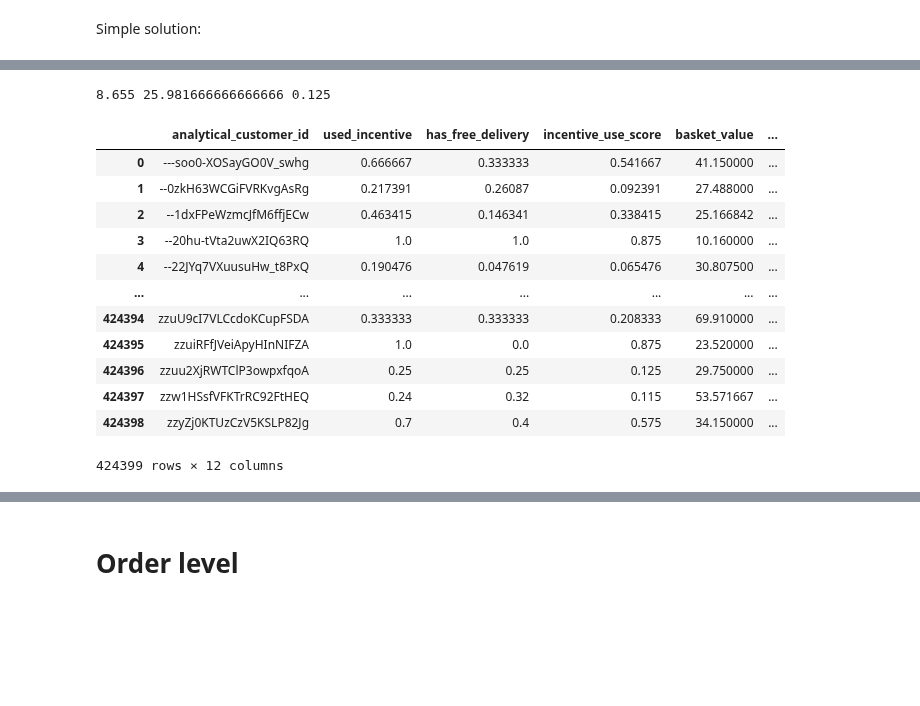
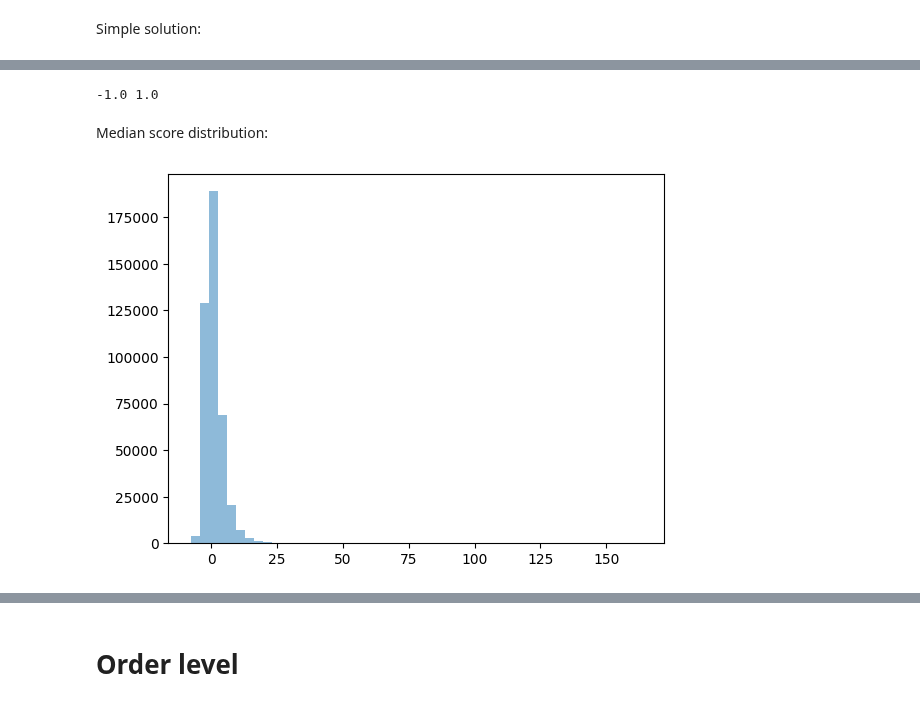
Before and after one commit to AChiaraCapuano/incentives_analysis, a Jupyter notebook: analysis_nb.ipynb, the cells around one changed output, grey strips where cells are left out. Saved outputs shown, nothing was run; the diff lists cells and outputs as text; code cells hidden in the pictures; blank space fills up the shorter version.

```diff
--- a/analysis_nb.ipynb
+++ b/analysis_nb.ipynb
@@ -87,16 +103,8 @@ Median solution:
 # %%
-order_value_median = df_avg_order['incentive_value'].median()
-basket_value_median = df_avg_basket['basket_value'].median()
-incentive_use_median = df_incentivized['used_incentive'].median()
+order_value_median = df_median_sol['incentive_value'].median()
+basket_value_median = df_median_sol['basket_value'].median()
+incentive_use_median = df_median_sol['used_incentive'].median()
 # %%
-df_avg_order['order_score']= df_avg_order['incentive_value']-order_value_median
-df_avg_basket['basket_score']= df_avg_basket['basket_value']-basket_value_median
-df_incentivized['incentive_use_score']= df_incentivized['used_incentive']-incentive_use_median
+df_median_sol['order_score']= df_median_sol['incentive_value']-order_value_median
+df_median_sol['basket_score']= df_median_sol['basket_value']-basket_value_median
+df_median_sol['incentive_use_score']= df_median_sol['used_incentive']-incentive_use_median
-# %%
-df_median_sol_ = df_incentivized.merge(df_avg_basket, on='analytical_customer_id')
-df_median_sol = df_median_sol_.merge(df_avg_order, on='analytical_customer_id')
-df_median_sol['order_score_normalized']=(df_median_sol['order_score']-df_median_sol['order_score'].min())/(df_median_sol['order_score'].max()-df_median_sol['order_score'].min())
-df_median_sol['basket_score_normalized']=(df_median_sol['basket_score']-df_median_sol['basket_score'].min())/(df_median_sol['basket_score'].max()-df_median_sol['basket_score'].min())
-df_median_sol['incentive_score_normalized']=(df_median_sol['incentive_use_score']-df_median_sol['incentive_use_score'].min())/(df_median_sol['incentive_use_score'].max()-df_median_sol['incentive_use_score'].min())
-#exclude customers with incentive usage of 1 (likely ordered only once with incentive)?
-df_median_sol['score'] = 0.25*df_median_sol['order_score_normalized']+0.25*df_median_sol['basket_score_normalized']+0.5*df_median_sol['incentive_score_normalized']
@@ -111,20 +111,13 @@ plt.hist(df_median_sol['score']);
-# %%
-print(order_value_median, basket_value_median, incentive_use_median)
-# %% [output]
-8.655 25.981666666666666 0.125
-# %%
-df_median_sol
-# %% [output]
-|  | analytical_customer_id | used_incentive | has_free_delivery | incentive_use_score | basket_value | ... |
-| 0 | ---soo0-XOSayGO0V_swhg | 0.666667 | 0.333333 | 0.541667 | 41.150000 | ... |
-| 1 | --0zkH63WCGiFVRKvgAsRg | 0.217391 | 0.26087 | 0.092391 | 27.488000 | ... |
-| 2 | --1dxFPeWzmcJfM6ffjECw | 0.463415 | 0.146341 | 0.338415 | 25.166842 | ... |
-| 3 | --20hu-tVta2uwX2IQ63RQ | 1.0 | 1.0 | 0.875 | 10.160000 | ... |
-| 4 | --22JYq7VXuusuHw_t8PxQ | 0.190476 | 0.047619 | 0.065476 | 30.807500 | ... |
-| ... | ... | ... | ... | ... | ... | ... |
-| 424394 | zzuU9cI7VLCcdoKCupFSDA | 0.333333 | 0.333333 | 0.208333 | 69.910000 | ... |
-| 424395 | zzuiRFfJVeiApyHInNIFZA | 1.0 | 0.0 | 0.875 | 23.520000 | ... |
-| 424396 | zzuu2XjRWTClP3owpxfqoA | 0.25 | 0.25 | 0.125 | 29.750000 | ... |
-| 424397 | zzw1HSsfVFKTrRC92FtHEQ | 0.24 | 0.32 | 0.115 | 53.571667 | ... |
-| 424398 | zzyZj0KTUzCzV5KSLP82Jg | 0.7 | 0.4 | 0.575 | 34.150000 | ... |
-424399 rows × 12 columns
+# %%
+df_median_sol['median_score'] = 0.3*df_median_sol['order_score']+0.2*df_median_sol['basket_score']+0.5*df_median_sol['incentive_use_score']
+df_median_sol['median_score_normalized'] = 2 * min_max_norm(df_median_sol, 'median_score')-1
+# %%
+print(df_median_sol['median_score_normalized'].min(), df_median_sol['median_score_normalized'].max())
+# %% [output]
+-1.0 1.0
+# %% [markdown]
+Median score distribution:
+# %%
+plt.hist(df_median_sol['median_score'], alpha=0.5, label='median_score', bins=50);
+# %% [output]
+[figure, added]
```
Also changed, not shown: parts of 13 cells of this notebook.
